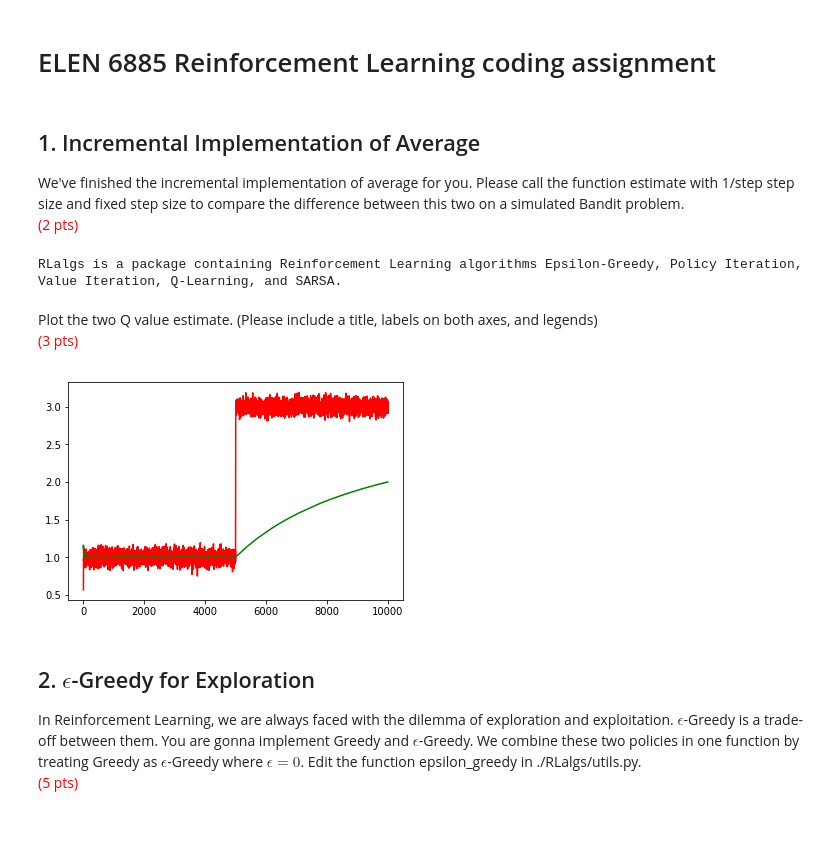
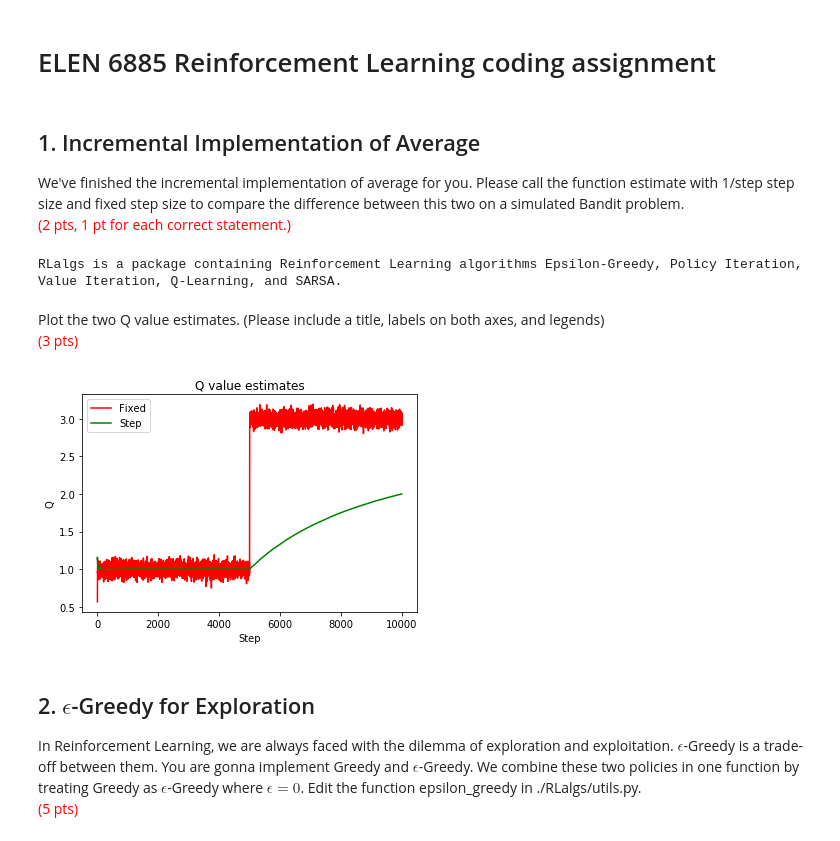
Before and after one commit to ml4026/Assignment1-Answer, a Jupyter notebook: Assignment-1-Part-2.ipynb, the cells around one changed output. Drawn from its saved outputs; the diff is of its cells as text; code cells hidden in the pictures.

```diff
--- a/Assignment-1-Part-2.ipynb
+++ b/Assignment-1-Part-2.ipynb
@@ -8,7 +8,7 @@ import gym
 # %% [markdown]
 ## 1. Incremental Implementation of Average
 We've finished the incremental implementation of average for you. Please call the function estimate with 1/step step size and fixed step size to compare the difference between this two on a simulated Bandit problem.<br />
-<span style="color:red">(2 pts)</span>
+<span style="color:red">(2 pts, 1 pt for each correct statement.)</span>
 # %%
 from RLalgs.utils import estimate
 random.seed(6885)
@@ -35,20 +35,24 @@ q_f = q_f[1:]
 # %% [output]
 RLalgs is a package containing Reinforcement Learning algorithms Epsilon-Greedy, Policy Iteration, Value Iteration, Q-Learning, and SARSA.
 # %% [markdown]
-Plot the two Q value estimate. (Please include a title, labels on both axes, and legends)<br />
+Plot the two Q value estimates. (Please include a title, labels on both axes, and legends)<br />
 <span style="color:red">(3 pts)</span>
 # %%
 ############################
 # YOUR CODE STARTS HERE
 x = np.arange(numTimeStep)
-plt.plot(x, q_f, 'r')
-plt.plot(x, q_h, 'g')
+plt.plot(x, q_f, 'r', label = 'Fixed')
+plt.plot(x, q_h, 'g', label = 'Step')
+plt.title('Q value estimates')
+plt.xlabel('Step')
+plt.ylabel('Q')
+plt.legend()
 plt.show()
 plt.close()
 # YOUR CODE ENDS HERE
 ############################
 # %% [output]
-[figure, old version]
+[figure, new version]
 # %% [markdown]
 ## 2. $\epsilon$-Greedy for Exploration
 In Reinforcement Learning, we are always faced with the dilemma of exploration and exploitation. $\epsilon$-Greedy is a trade-off between them. You are gonna implement Greedy and $\epsilon$-Greedy. We combine these two policies in one function by treating Greedy as $\epsilon$-Greedy where $\epsilon = 0$. Edit the function epsilon_greedy in ./RLalgs/utils.py.<br />
```
Also changed, not shown: parts of 9 cells of this notebook, 4 other files.
